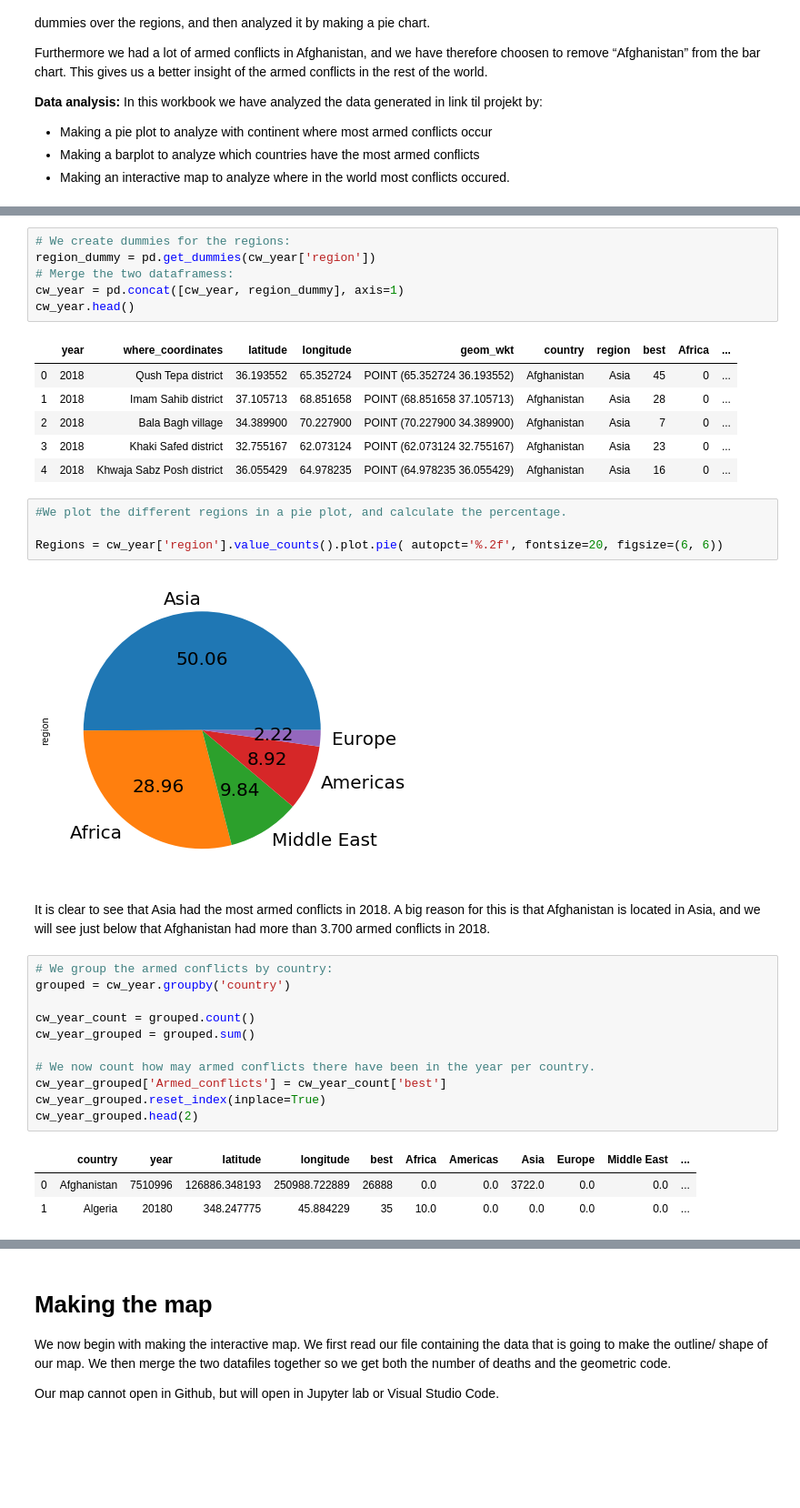
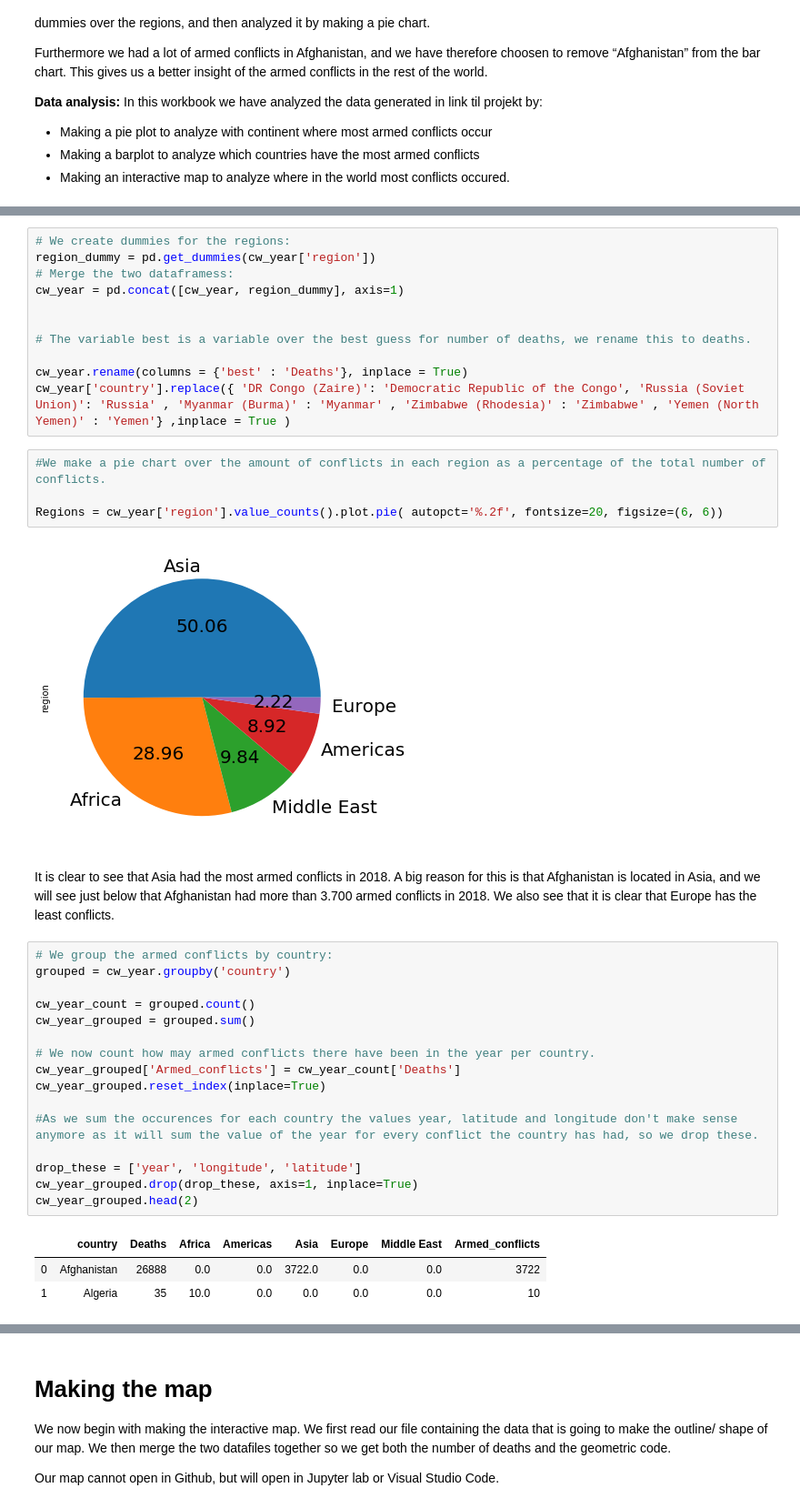
Before and after one commit to NumEconCopenhagen/projects-2020-syntaxerror, a Jupyter notebook: dataproject/Armed_conflicts_dataproject.ipynb, the cells around one changed output, grey strips where cells are left out. Shown at 91% size. Cells and saved outputs as stored; diff of their text form; blank space fills up the shorter version.

```diff
--- a/dataproject/Armed_conflicts_dataproject.ipynb
+++ b/dataproject/Armed_conflicts_dataproject.ipynb
@@ -61,36 +70,39 @@ world = 'countries/ne_110m_admin_0_countries.shp'
 region_dummy = pd.get_dummies(cw_year['region'])
 # Merge the two dataframess:
 cw_year = pd.concat([cw_year, region_dummy], axis=1)
-cw_year.head()
+
+
+# The variable best is a variable over the best guess for number of deaths, we rename this to deaths.
+
+cw_year.rename(columns = {'best' : 'Deaths'}, inplace = True)
+cw_year['country'].replace({ 'DR Congo (Zaire)': 'Democratic Republic of the Congo', 'Russia (Soviet Union)': 'Russia' , 'Myanmar (Burma)' : 'Myanmar' , 'Zimbabwe (Rhodesia)' : 'Zimbabwe' , 'Yemen (North Yemen)' : 'Yemen'} ,inplace = True )
-# %% [output]
-|  | year | where_coordinates | latitude | longitude | geom_wkt | country | region | best | Africa | ... |
-| 0 | 2018 | Qush Tepa district | 36.193552 | 65.352724 | POINT (65.352724 36.193552) | Afghanistan | Asia | 45 | 0 | ... |
-| 1 | 2018 | Imam Sahib district | 37.105713 | 68.851658 | POINT (68.851658 37.105713) | Afghanistan | Asia | 28 | 0 | ... |
-| 2 | 2018 | Bala Bagh village | 34.389900 | 70.227900 | POINT (70.227900 34.389900) | Afghanistan | Asia | 7 | 0 | ... |
-| 3 | 2018 | Khaki Safed district | 32.755167 | 62.073124 | POINT (62.073124 32.755167) | Afghanistan | Asia | 23 | 0 | ... |
-| 4 | 2018 | Khwaja Sabz Posh district | 36.055429 | 64.978235 | POINT (64.978235 36.055429) | Afghanistan | Asia | 16 | 0 | ... |
 # %%
-#We plot the different regions in a pie plot, and calculate the percentage.
+#We make a pie chart over the amount of conflicts in each region as a percentage of the total number of conflicts.
 
 Regions = cw_year['region'].value_counts().plot.pie( autopct='%.2f', fontsize=20, figsize=(6, 6))
 # %% [output]
 [figure]
 # %% [markdown]
-It is clear to see that Asia had the most armed conflicts in 2018. A big reason for this is that Afghanistan is located in Asia, and we will see just below that Afghanistan had more than 3.700 armed conflicts in 2018.
+It is clear to see that Asia had the most armed conflicts in 2018. A big reason for this is that Afghanistan is located in Asia, and we will see just below that Afghanistan had more than 3.700 armed conflicts in 2018. We also see that it is clear that Europe has the least conflicts.
 # %%
 # We group the armed conflicts by country:
 grouped = cw_year.groupby('country')
 
 cw_year_count = grouped.count()
 cw_year_grouped = grouped.sum()
 
 # We now count how may armed conflicts there have been in the year per country.
-cw_year_grouped['Armed_conflicts'] = cw_year_count['best']
+cw_year_grouped['Armed_conflicts'] = cw_year_count['Deaths']
 cw_year_grouped.reset_index(inplace=True)
+
+#As we sum the occurences for each country the values year, latitude and longitude don't make sense anymore as it will sum the value of the year for every conflict the country has had, so we drop these.
+
+drop_these = ['year', 'longitude', 'latitude']
+cw_year_grouped.drop(drop_these, axis=1, inplace=True)
 cw_year_grouped.head(2)
 # %% [output]
-|  | country | year | latitude | longitude | best | Africa | Americas | Asia | Europe | Middle East | ... |
-| 0 | Afghanistan | 7510996 | 126886.348193 | 250988.722889 | 26888 | 0.0 | 0.0 | 3722.0 | 0.0 | 0.0 | ... |
-| 1 | Algeria | 20180 | 348.247775 | 45.884229 | 35 | 10.0 | 0.0 | 0.0 | 0.0 | 0.0 | ... |
+|  | country | Deaths | Africa | Americas | Asia | Europe | Middle East | Armed_conflicts |
+| 0 | Afghanistan | 26888 | 0.0 | 0.0 | 3722.0 | 0.0 | 0.0 | 3722 |
+| 1 | Algeria | 35 | 10.0 | 0.0 | 0.0 | 0.0 | 0.0 | 10 |
 # %%
 
```
Also changed, not shown: parts of 9 cells of this notebook.
